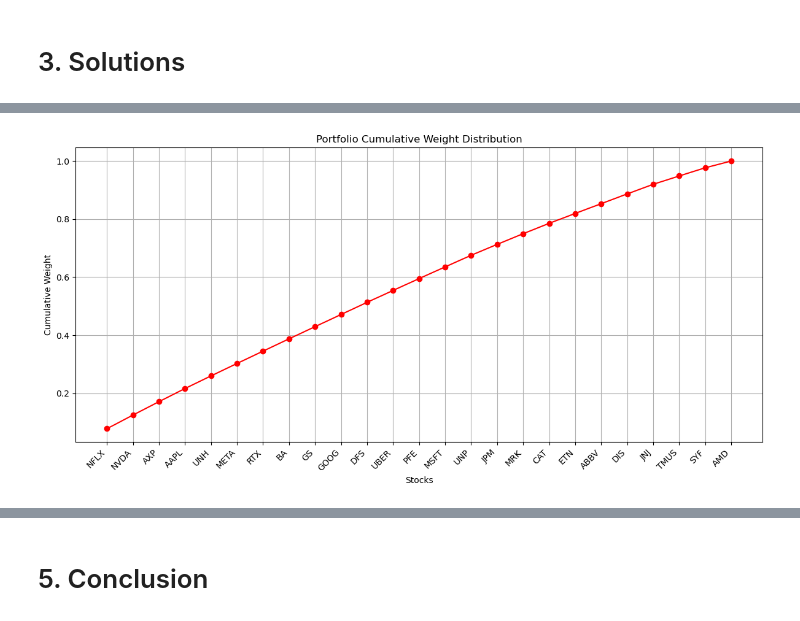
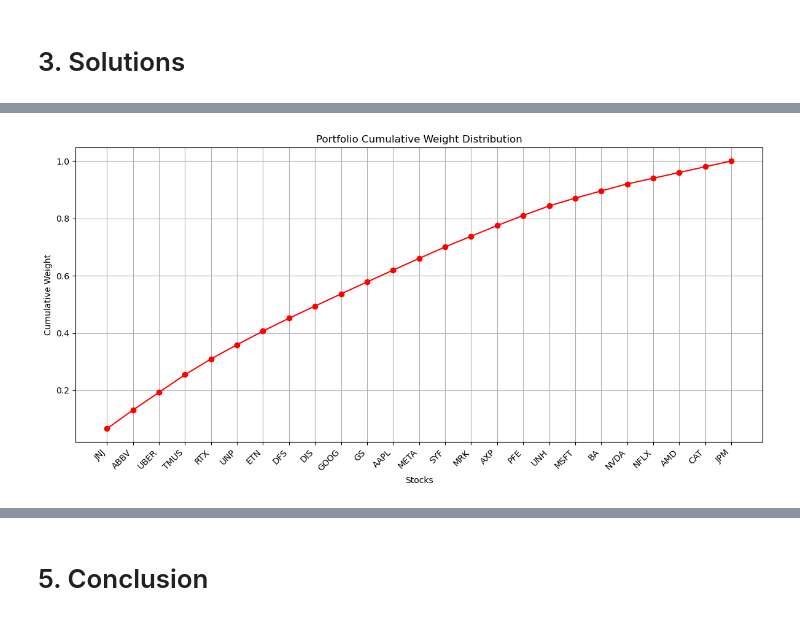
Before and after one commit to VPhilavong/Portfolio-Optimization-Julia, a Jupyter notebook: Project_Portfolio_Optimization.ipynb, the cells around one changed output, grey strips where cells are left out. Saved outputs shown, nothing was run; the diff lists cells and outputs as text; code cells hidden in the pictures.

```diff
--- a/Project_Portfolio_Optimization.ipynb
+++ b/Project_Portfolio_Optimization.ipynb
@@ -536,0 +395,37 @@ Total weight: 1.0
+# %%
+# Assumes Data Processing has ran
+function MVO(λ,γ)
+    r_f = 0
+    # Create optimization model
+    m = Model(Ipopt.Optimizer)
+    set_optimizer_attribute(m, "print_level", 0)
+
+    # Decision variables
+    @variable(m, 0.02 <= x[1:n_assets] <= 0.1) # Decision variable for asset allocation | asset allocation bounded in range(2%, 10%)
+
+    # Constraints
+    @constraint(m, sum(x) == 1) # Budget Constraints, ensures asset allocations are equal to 100%.
+    for (sector, indices) in sector_id
+        @constraint(m, 0.1 <= sum(x[i] for i in indices) <= 0.4) # Sector constraint bouned in range(10%, 40%).
+    end
+
+    # Objective
+    @objective(m, Min, x' * Σ * x + γ * sum(x[i]^2 for i in 1:n_assets)) # Minimize Volitaty with a trade-off for diversification
+
+    # Solve the model
+    optimize!(m)
+    status = termination_status(m)
+
+    if status == MOI.OPTIMAL || status == MOI.LOCALLY_SOLVED
+        # Extract optimal portfolio weights
+        portfolio_weights = value.(x)
+
+        # Compute portfolio return and risk
+        portfolio_return = μ' * portfolio_weights  # Annual expected return
+        portfolio_risk = sqrt(portfolio_weights' * Σ * portfolio_weights)  # Annual standard deviation
+        sharpe_ratio = (portfolio_return - r_f) / portfolio_risk
+        return (portfolio_weights, portfolio_return, portfolio_risk, sharpe_ratio)
+    else
+        println("Model infeasible")
+    end
+end
@@ -537,17 +603,17 @@ Total weight: 1.0
 # %%
-sorted_weights = sort(collect(zip(final_df.StockName, value.(x))), by=x->x[2], rev=true)
+sorted_weights = sort(collect(zip(final_df.StockName, mvo_result[1])), by=x->x[2], rev=true)
 
 # Plot cumulative weights
 figure(figsize=(12, 6))
 weights = [w[2] for w in sorted_weights]
 cumsum_weights = cumsum(weights)
 plot(1:length(weights), cumsum_weights, "ro-")  # Changed 'ro-' to "ro-"
 xticks(1:length(weights), [w[1] for w in sorted_weights], rotation=45, ha="right")
 xlabel("Stocks")
 ylabel("Cumulative Weight")
 title("Portfolio Cumulative Weight Distribution")
 grid(true)
 tight_layout()
-savefig("cumulative_weights.png")
+savefig("cumulative_weights_mvo.png")
 # %% [output]
-[figure, old version]
+[figure, new version]
```
Also changed, not shown: parts of 40 cells of this notebook, 6 other files.
